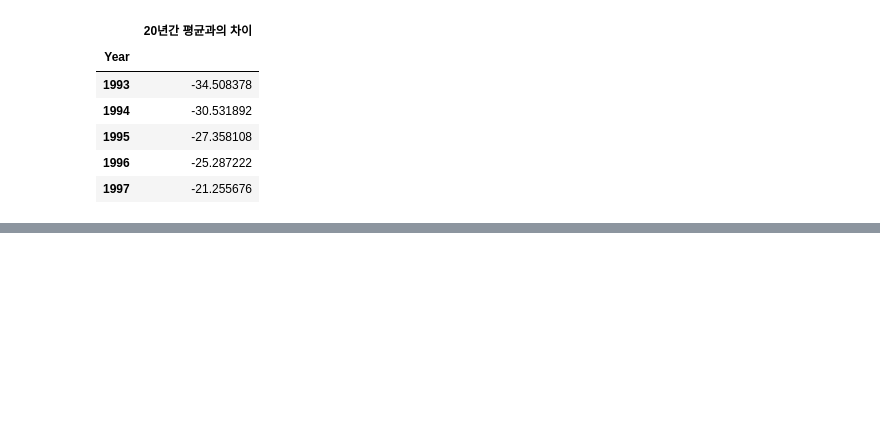
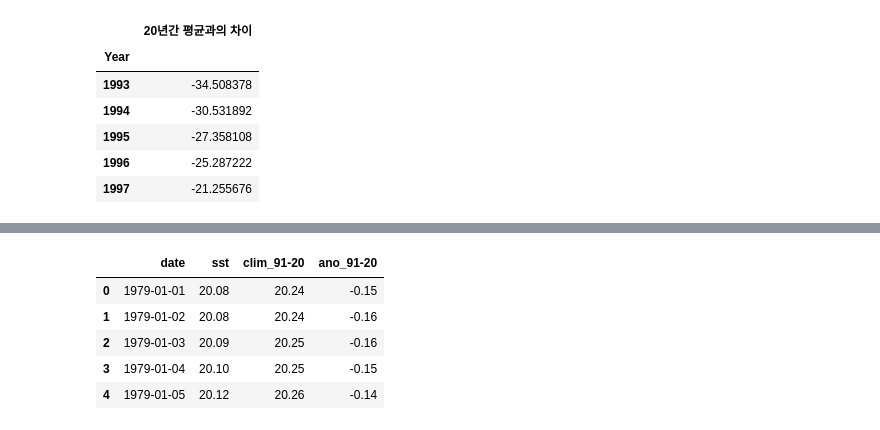
Before and after one commit to Songsungsang/Smart_Factory_Project_Data_Analysis, a Jupyter notebook: sea_level_temp.ipynb, the cells around one changed output, grey strips where cells are left out. Drawn from its saved outputs; the diff is of its cells as text; code cells hidden in the pictures; blank space fills up the shorter version.

```diff
--- a/sea_level_temp.ipynb
+++ b/sea_level_temp.ipynb
@@ -50,0 +51,10 @@ plt.show()
+# %%
+sea_temp_init = pd.read_csv('./data/바다온도.csv')
+sea_temp_init.head()
+# %% [output]
+|  | date | sst | clim_91-20 | ano_91-20 |
+| 0 | 1979-01-01 | 20.08 | 20.24 | -0.15 |
+| 1 | 1979-01-02 | 20.08 | 20.24 | -0.16 |
+| 2 | 1979-01-03 | 20.09 | 20.25 | -0.16 |
+| 3 | 1979-01-04 | 20.10 | 20.25 | -0.15 |
+| 4 | 1979-01-05 | 20.12 | 20.26 | -0.14 |
```
Also changed, not shown: parts of 5 cells of this notebook, 1 other file.
